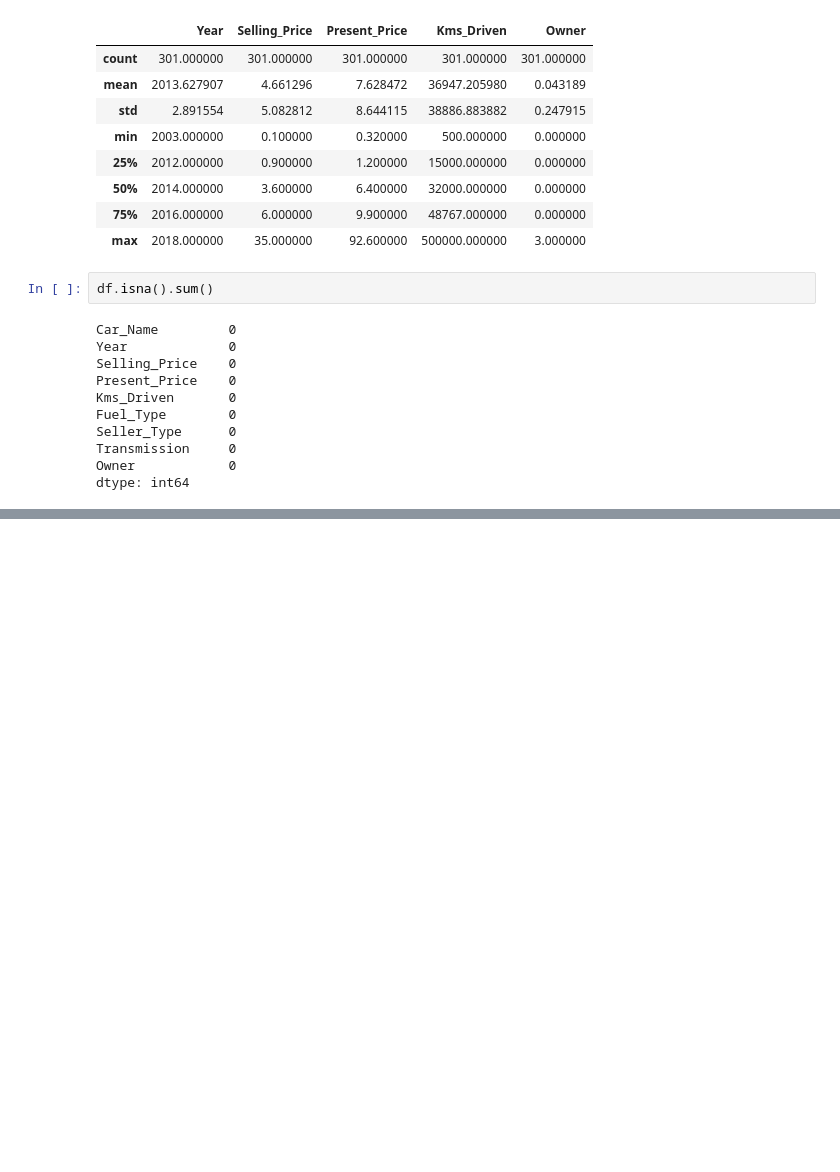
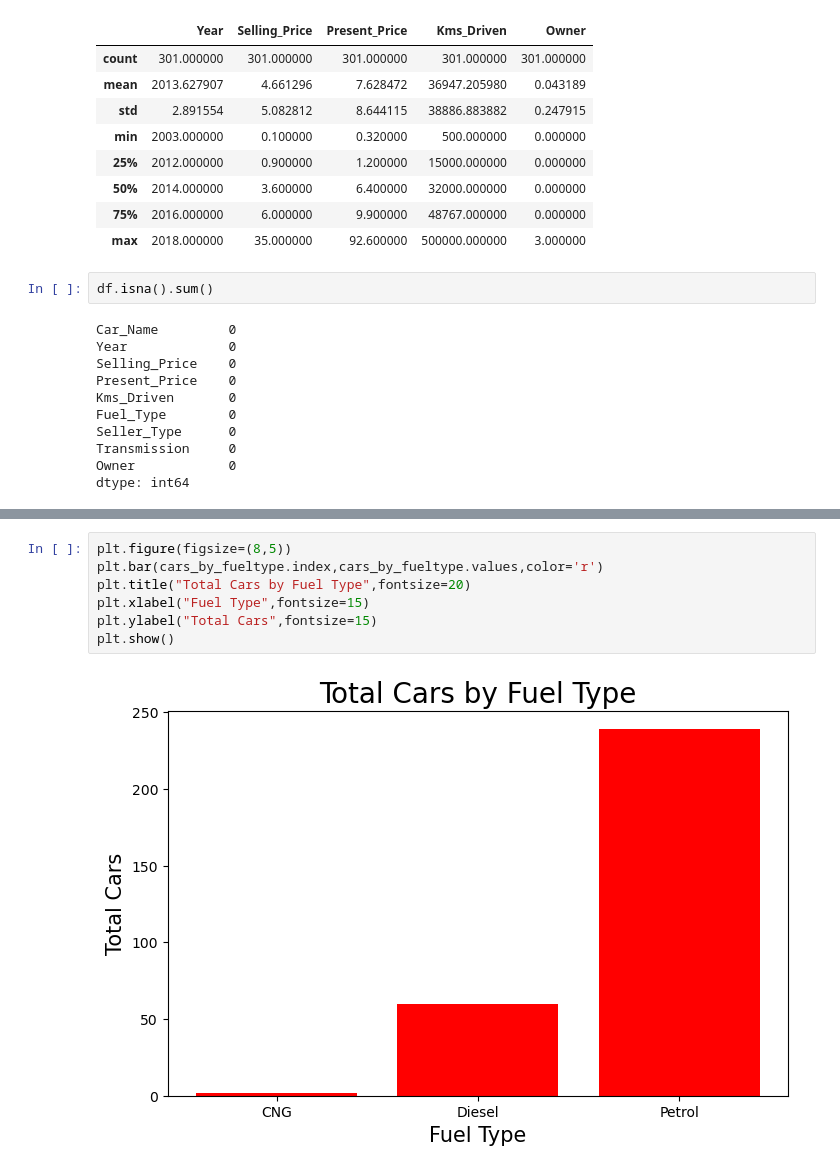
Before and after one commit to JuttuAbhiram/Machine-Learning, a Jupyter notebook: Linear_Regression/car_price_prediction.ipynb, the cells around one changed output, grey strips where cells are left out. Drawn from its saved outputs; the diff is of its cells as text; blank space fills up the shorter version.

```diff
--- a/Linear_Regression/car_price_prediction.ipynb
+++ b/Linear_Regression/car_price_prediction.ipynb
@@ -63,0 +100,9 @@ dtype: int64
+# %%
+plt.figure(figsize=(8,5))
+plt.bar(cars_by_fueltype.index,cars_by_fueltype.values,color='r')
+plt.title("Total Cars by Fuel Type",fontsize=20)
+plt.xlabel("Fuel Type",fontsize=15)
+plt.ylabel("Total Cars",fontsize=15)
+plt.show()
+# %% [output]
+[figure, added]
```
Also changed, not shown: parts of 8 cells of this notebook.
